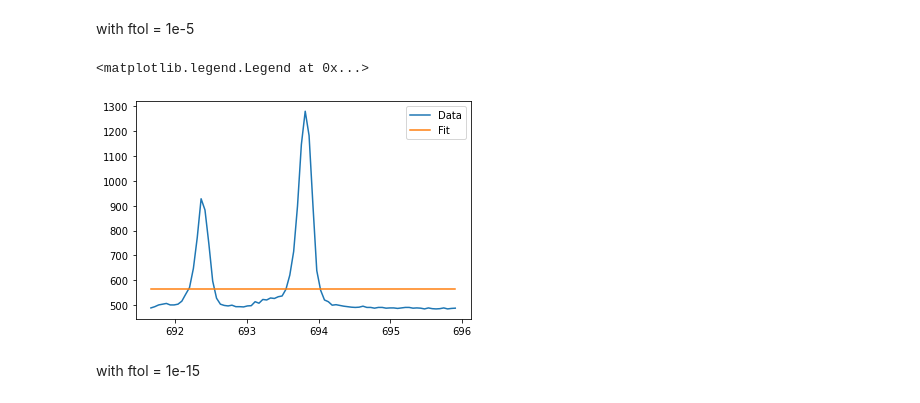
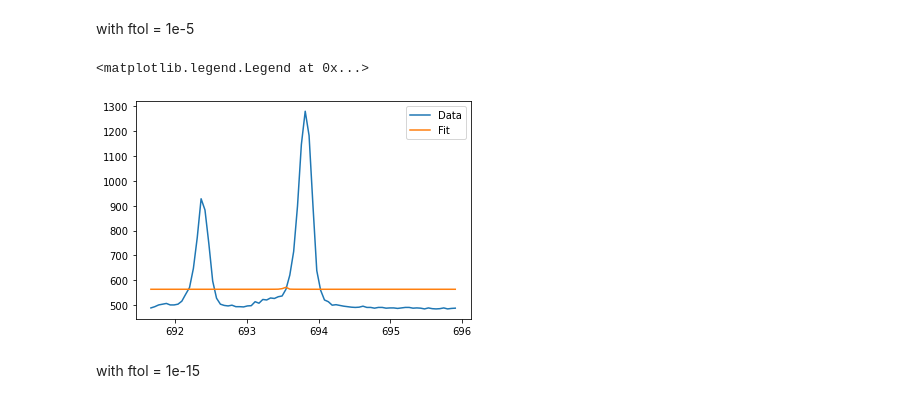
Before and after one commit to peardragon/NonLinearCurveFitting, a Jupyter notebook: NonLinearCurveFitting.ipynb, the cells around one changed output. Saved outputs shown, nothing was run; the diff lists cells and outputs as text; code cells hidden in the pictures.

```diff
--- a/NonLinearCurveFitting.ipynb
+++ b/NonLinearCurveFitting.ipynb
@@ -134,18 +138,18 @@ Further detail setting : https://docs.scipy.org/doc/scipy/reference/generated/sc
 # %% [markdown]
 with ftol = 1e-5
 # %%
-p0=[a1,0,693.5,a2,0,0,692.5]
+p0=[a1,0,692.5,a2,0,693.5,0]
 popt, pcov = opt.curve_fit(double_lorenztian, x, y, p0=p0, method="trf",
                                       ftol=1e-5,
-                                      max_nfev=20000,
-                                      x_scale = [1, 0.0001, 0.01, 1, 0.0001, 0.01,1])
+                                      max_nfev=5000,
+                                      x_scale = [1, 0.0001, 0.001, 1, 0.0001, 0.001,1])
 
 plt.plot(x,y, label="Data")
 plt.plot(x, double_lorenztian(x, *popt), label="Fit")
 plt.legend()
 # %% [output]
 <matplotlib.legend.Legend at 0x...>
-[figure, old version]
+[figure, new version]
 # %% [markdown]
 with ftol = 1e-15
 # %%
```
Also changed, not shown: parts of 4 cells of this notebook.
